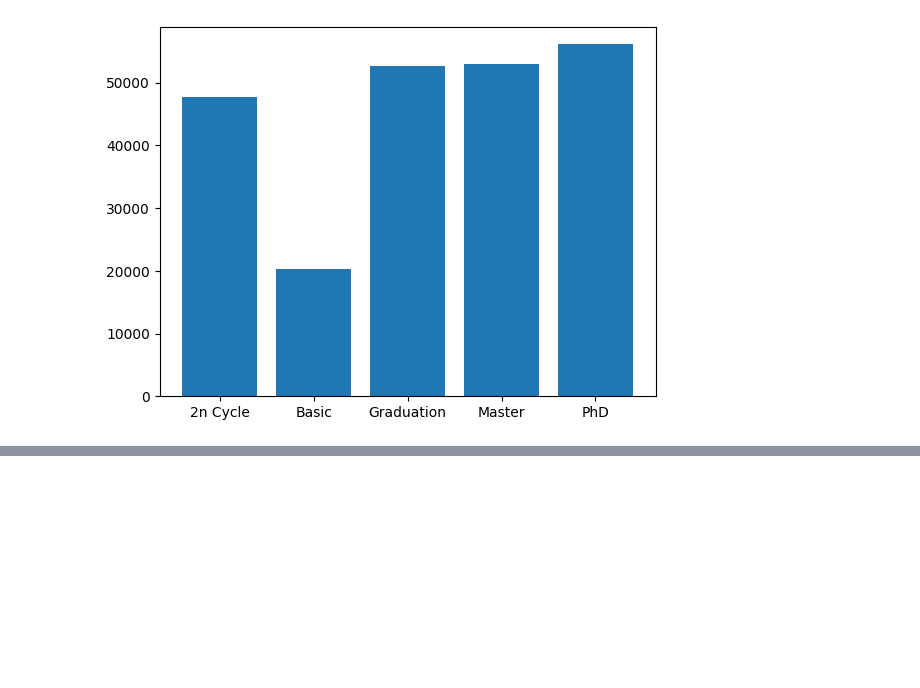
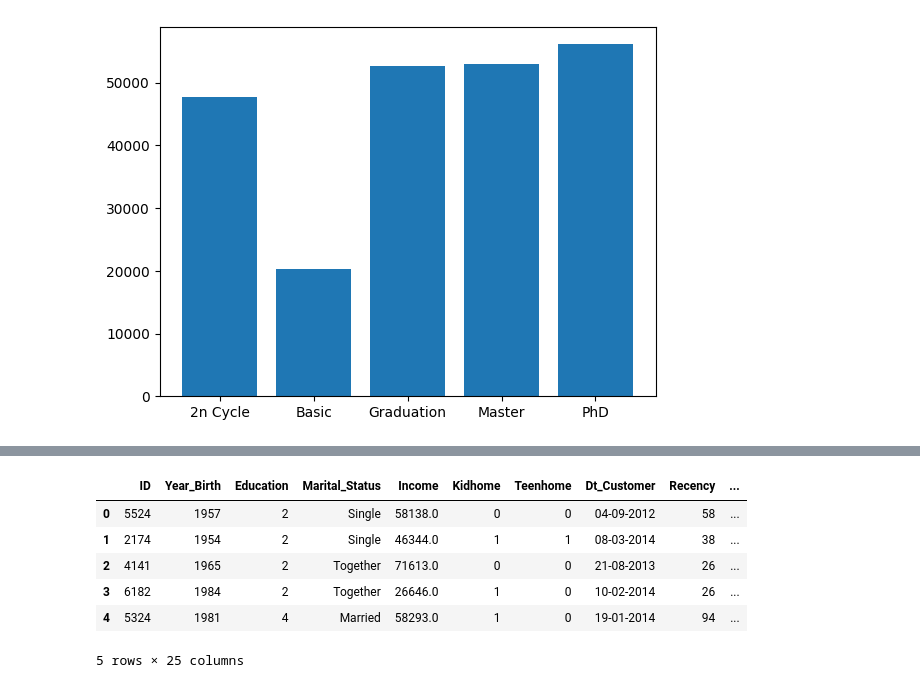
Before and after one commit to ShravanJadhav/CustomerPersonality_Analysis, a Jupyter notebook: CustomerPersonality.ipynb, the cells around one changed output, grey strips where cells are left out. Cells and saved outputs as stored; diff of their text form; code cells hidden in the pictures; blank space fills up the shorter version.

```diff
--- a/CustomerPersonality.ipynb
+++ b/CustomerPersonality.ipynb
@@ -313,0 +394,9 @@ plt.bar(education_income.index, round(education_income,2))
+# %%
+dataset = dataset.drop(['children', 'relation'], axis=1)
+# %%
+#incoding the 'Education'
+from sklearn.preprocessing import LabelEncoder
+
+lb = LabelEncoder()
+
+dataset['Education'] = lb.fit_transform(dataset['Education'])
@@ -313,0 +420,2 @@ plt.bar(education_income.index, round(education_income,2))
+# %%
+data = dataset.copy()
@@ -313,0 +435,15 @@ plt.bar(education_income.index, round(education_income,2))
+# %%
+to_drop = ['AcceptedCmp3', 'AcceptedCmp4', 'AcceptedCmp5', 'AcceptedCmp1',
+       'AcceptedCmp2', 'Complain', 'Z_CostContact']
+
+data = data.drop(to_drop,axis=1)
+# %%
+data.head()
+# %% [output]
+|  | ID | Year_Birth | Education | Marital_Status | Income | Kidhome | Teenhome | Dt_Customer | Recency | ... |
+| 0 | 5524 | 1957 | 2 | Single | 58138.0 | 0 | 0 | 04-09-2012 | 58 | ... |
+| 1 | 2174 | 1954 | 2 | Single | 46344.0 | 1 | 1 | 08-03-2014 | 38 | ... |
+| 2 | 4141 | 1965 | 2 | Together | 71613.0 | 0 | 0 | 21-08-2013 | 26 | ... |
+| 3 | 6182 | 1984 | 2 | Together | 26646.0 | 1 | 0 | 10-02-2014 | 26 | ... |
+| 4 | 5324 | 1981 | 4 | Married | 58293.0 | 1 | 0 | 19-01-2014 | 94 | ... |
+5 rows × 25 columns
```
Also changed, not shown: parts of 10 cells of this notebook.
